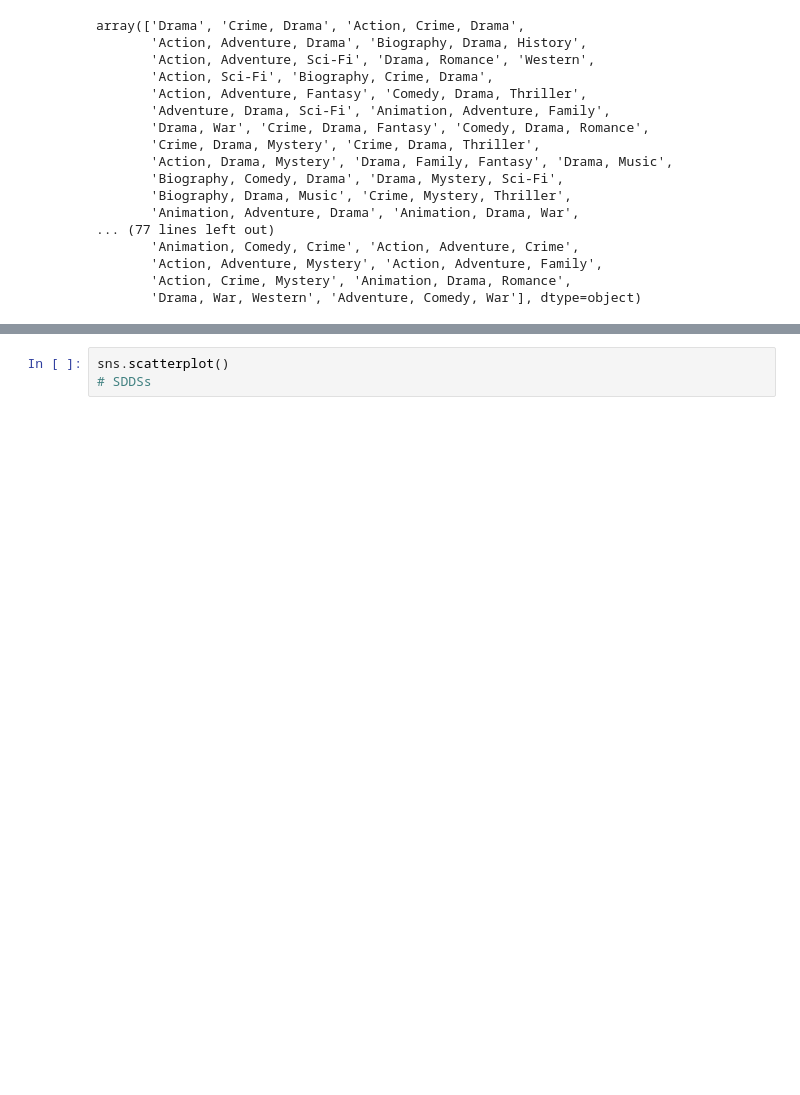
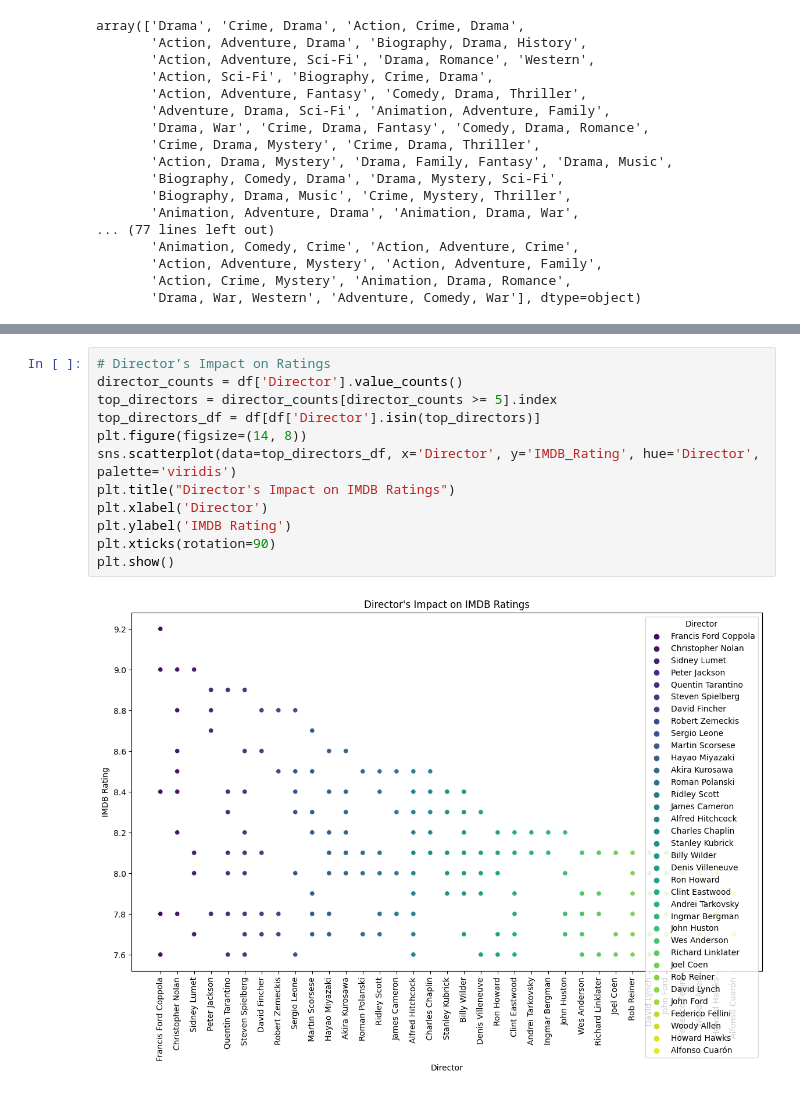
Before and after one commit to kvlrdhrs/DI-Bootcamp, a Jupyter notebook: Week5/Day2/Daily Challenge/Movie.ipynb, the cells around one changed output, grey strips where cells are left out. Saved outputs shown, nothing was run; the diff lists cells and outputs as text; blank space fills up the shorter version.

```diff
--- a/Week5/Day2/Daily Challenge/Movie.ipynb
+++ b/Week5/Day2/Daily Challenge/Movie.ipynb
@@ -320,4 +317,15 @@ Passing `palette` without assigning `hue` is deprecated and will be removed in v
 [figure]
-# %%
-sns.scatterplot()
-# SDDSs
+# %%
+# Director’s Impact on Ratings
+director_counts = df['Director'].value_counts()
+top_directors = director_counts[director_counts >= 5].index
+top_directors_df = df[df['Director'].isin(top_directors)]
+plt.figure(figsize=(14, 8))
+sns.scatterplot(data=top_directors_df, x='Director', y='IMDB_Rating', hue='Director', palette='viridis')
+plt.title("Director's Impact on IMDB Ratings")
+plt.xlabel('Director')
+plt.ylabel('IMDB Rating')
+plt.xticks(rotation=90)
+plt.show()
+# %% [output]
+[figure, added]
```
Also changed, not shown: parts of 4 cells of this notebook.
